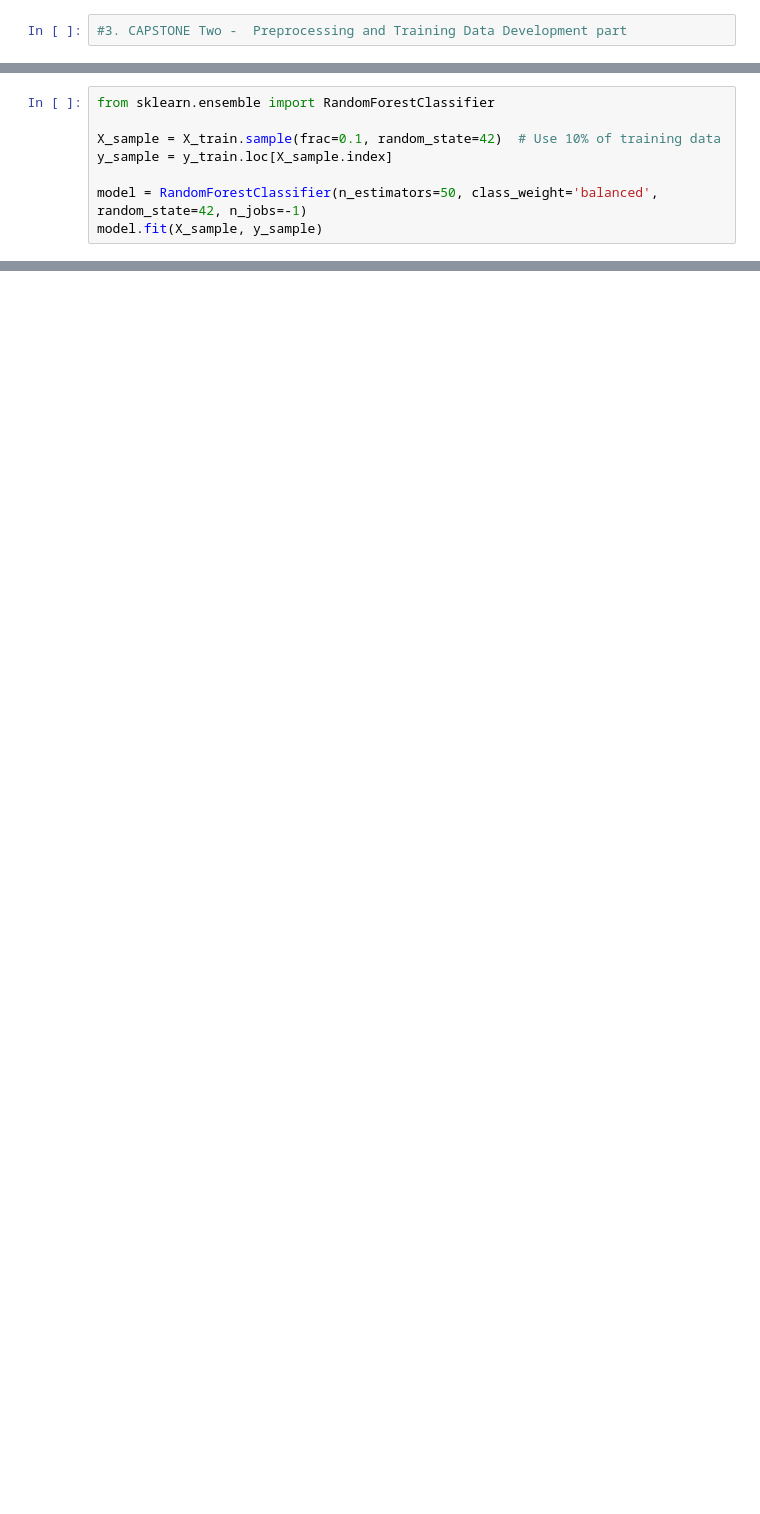
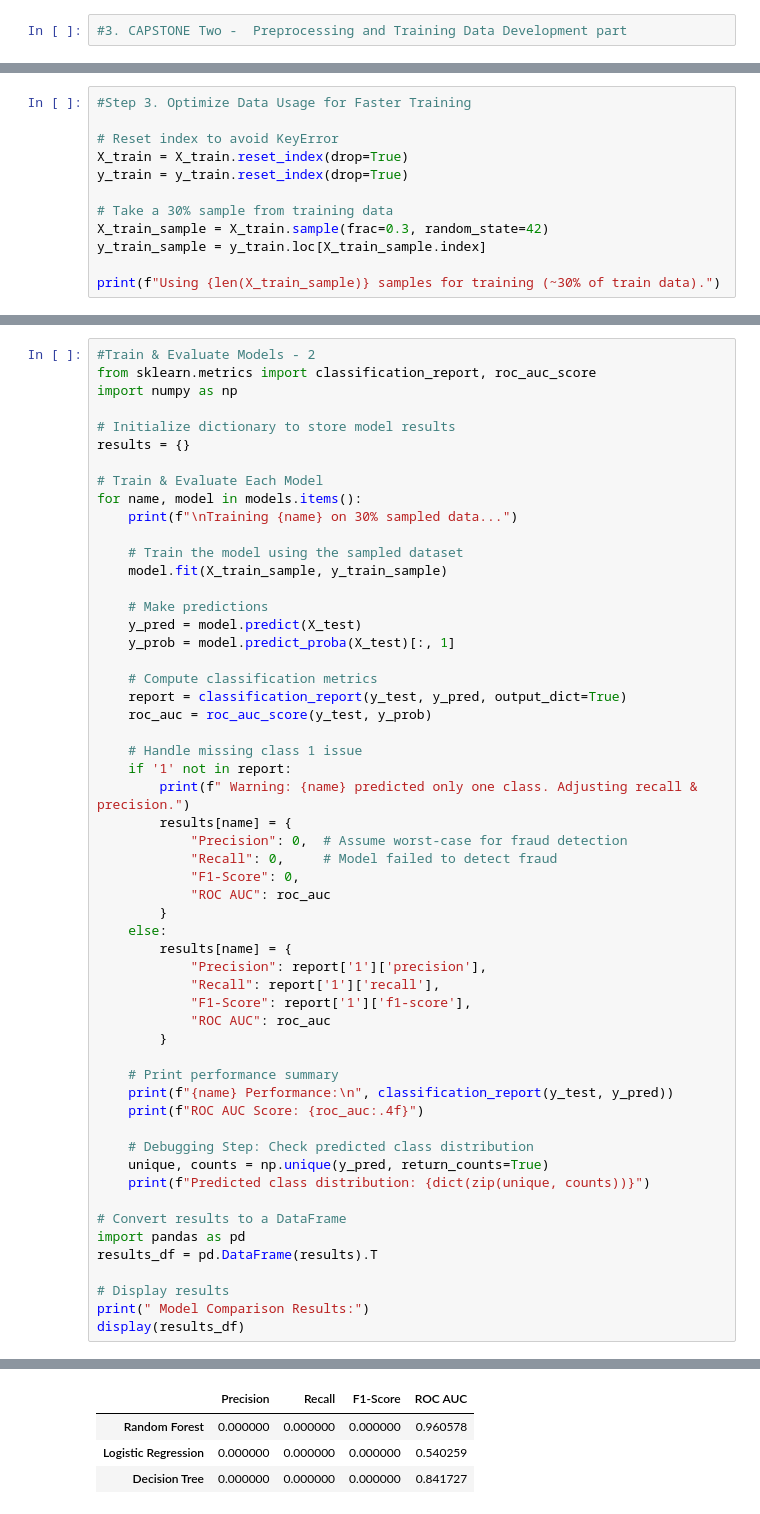
Before and after one commit to Shivangini-m/DataScienceGuidedCapstone, a Jupyter notebook: Capstone2/DataWranglingCaps-2.ipynb, the cells around one changed output, grey strips where cells are left out. Saved outputs shown, nothing was run; the diff lists cells and outputs as text; blank space fills up the shorter version.

```diff
--- a/Capstone2/DataWranglingCaps-2.ipynb
+++ b/Capstone2/DataWranglingCaps-2.ipynb
@@ -1163,8 +871,0 @@ X_sample = X_sample.astype({col: int for col in X_sample.select_dtypes(include=[
-# %%
-from sklearn.ensemble import RandomForestClassifier
-
-X_sample = X_train.sample(frac=0.1, random_state=42)  # Use 10% of training data
-y_sample = y_train.loc[X_sample.index]
-
-model = RandomForestClassifier(n_estimators=50, class_weight='balanced', random_state=42, n_jobs=-1)
-model.fit(X_sample, y_sample)
@@ -1380,0 +1125,12 @@ print("Final ROC AUC Score:", roc_auc_score(y_test, best_rf.predict_proba(X_test
+# %%
+#Step 3. Optimize Data Usage for Faster Training
+
+# Reset index to avoid KeyError
+X_train = X_train.reset_index(drop=True)
+y_train = y_train.reset_index(drop=True)
+
+# Take a 30% sample from training data
+X_train_sample = X_train.sample(frac=0.3, random_state=42)
+y_train_sample = y_train.loc[X_train_sample.index]
+
+print(f"Using {len(X_train_sample)} samples for training (~30% of train data).")
@@ -1380,0 +1139,56 @@ print("Final ROC AUC Score:", roc_auc_score(y_test, best_rf.predict_proba(X_test
+# %%
+#Train & Evaluate Models - 2
+from sklearn.metrics import classification_report, roc_auc_score
+import numpy as np
+
+# Initialize dictionary to store model results
+results = {}
+
+# Train & Evaluate Each Model
+for name, model in models.items():
+    print(f"\nTraining {name} on 30% sampled data...")
+
+    # Train the model using the sampled dataset
+    model.fit(X_train_sample, y_train_sample)
+
+    # Make predictions
+    y_pred = model.predict(X_test)
+    y_prob = model.predict_proba(X_test)[:, 1]
+
+    # Compute classification metrics
+    report = classification_report(y_test, y_pred, output_dict=True)
+    roc_auc = roc_auc_score(y_test, y_prob)
+
+    # Handle missing class 1 issue
+    if '1' not in report:
+        print(f" Warning: {name} predicted only one class. Adjusting recall & precision.")
+        results[name] = {
+            "Precision": 0,  # Assume worst-case for fraud detection
+            "Recall": 0,     # Model failed to detect fraud
+            "F1-Score": 0,
+            "ROC AUC": roc_auc
+        }
+    else:
+        results[name] = {
+            "Precision": report['1']['precision'],
+            "Recall": report['1']['recall'],
+            "F1-Score": report['1']['f1-score'],
+            "ROC AUC": roc_auc
+        }
+
+    # Print performance summary
+    print(f"{name} Performance:\n", classification_report(y_test, y_pred))
+    print(f"ROC AUC Score: {roc_auc:.4f}")
+
+    # Debugging Step: Check predicted class distribution
+    unique, counts = np.unique(y_pred, return_counts=True)
+    print(f"Predicted class distribution: {dict(zip(unique, counts))}")
+
+# Convert results to a DataFrame
+import pandas as pd
+results_df = pd.DataFrame(results).T
+
+# Display results
+print(" Model Comparison Results:")
+display(results_df)
+# %% [output]
@@ -1380,0 +1228,4 @@ print("Final ROC AUC Score:", roc_auc_score(y_test, best_rf.predict_proba(X_test
+|  | Precision | Recall | F1-Score | ROC AUC |
+| Random Forest | 0.000000 | 0.000000 | 0.000000 | 0.960578 |
+| Logistic Regression | 0.000000 | 0.000000 | 0.000000 | 0.540259 |
+| Decision Tree | 0.000000 | 0.000000 | 0.000000 | 0.841727 |
```
Also changed, not shown: parts of 70 cells of this notebook, 1 other file.
